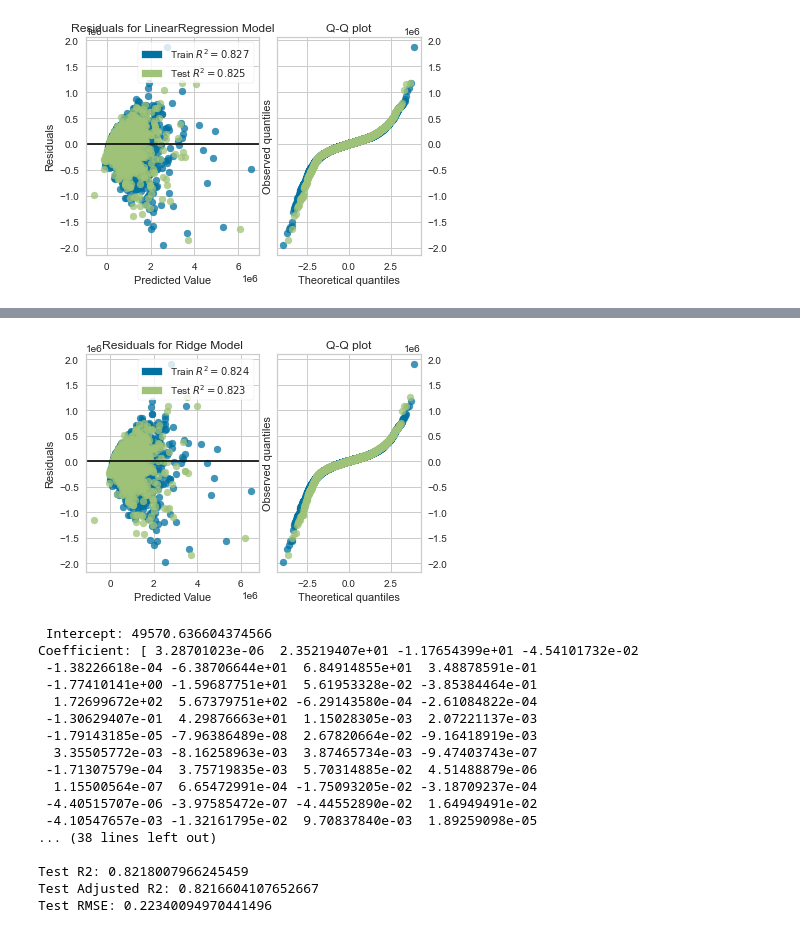
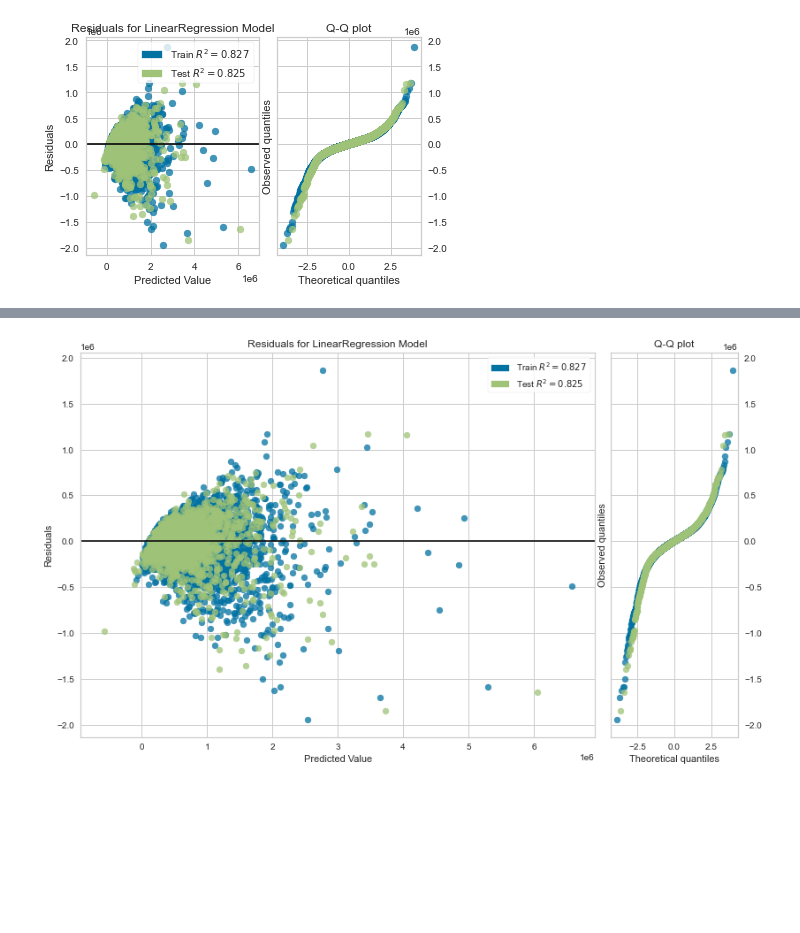
Before and after one commit to luke-lite/Residential-Real-Estate-Analysis, a Jupyter notebook: Residential Real Estate Analysis.ipynb, the cells around one changed output, grey strips where cells are left out. Cells and saved outputs as stored; diff of their text form; code cells hidden in the pictures; blank space fills up the shorter version.

```diff
--- a/Residential Real Estate Analysis.ipynb
+++ b/Residential Real Estate Analysis.ipynb
@@ -79,7 +97,7 @@ There are four features with some null values (`waterfront`, `view`, `yr_built`,
 # %% [markdown]
 I do not need the exact date of each sale, but I do want to know the age of each house at the time of sale, so I will create a `house_age` feature. In addition, since so few houses have been renovated, I will bin the renovation data by creating a boolean feature `renovated` to indicate if the house has been renovated or not.
 # %%
-# create yr_sold and use to calculate house_age
+# create yr_sold and use it to calculate house_age
 house_df['yr_sold'] = house_df['date'].str[-4:].astype('int64')
 house_df['house_age'] = house_df['yr_sold'] - house_df['yr_built']
 
@@ -87,13 +105,12 @@ house_df['house_age'] = house_df['yr_sold'] - house_df['yr_built']
 # so this sets house age to 0 instead of -1
 house_df['house_age'][house_df['house_age'] == -1] = 0
 
-#create renovated category
-conditional = (
-    (house_df['yr_renovated']==0) |
-    (house_df['yr_renovated'].isna())
-    )
+# create renovated feature
+conditional = ((house_df['yr_renovated']==0) |
+               (house_df['yr_renovated'].isna())
+              )
 house_df['renovated'] = np.where(conditional, 0, 1)
-house_df['renovated'].astype('category')
+# house_df['renovated'].astype('category')
 
 house_df['grade'] = house_df['grade'].str.strip(string.ascii_letters+string.whitespace).astype('int64')
 # %% [output]
@@ -573,2 +710,0 @@ cats = ['bedrooms', 'bathrooms', 'floors', 'waterfront', 'view', 'condition', 'g
-# %%
-X_train, X_test = make_ohe_X(X_train, X_test, cats)
@@ -799,4 +793,0 @@ fig = sm.graphics.plot_regress_exog(model, 'sqft_lot', fig=fig)
-# %%
-ridge = Ridge(alpha=1.0)
-ridge.fit(poly_train, y_train)
-ridge.score(poly_train,y_train), ridge.score(poly_test, y_test)
@@ -805,8 +822,9 @@ ridge.score(poly_train,y_train), ridge.score(poly_test, y_test)
 # %%
-visualizer = ResidualsPlot(ridge, hist=False, qqplot=True)
+lr = LinearRegression()
+visualizer = ResidualsPlot(lr, hist=False, qqplot=True, size=(960,576)) # size in pixels
 
 visualizer.fit(poly_train, y_train)
 visualizer.score(poly_test, y_test)
-visualizer.show();
+visualizer.show(outpath="graphs/residuals_qq.png");
 # %% [output]
-[figure, old version]
+[figure, new version]
@@ -823,23 +830,0 @@ poly_test = pd.DataFrame(pf.transform(X_test), columns=pf.get_feature_names(X_te
-# %%
-log_y_train = np.log(y_train)
-log_y_test = np.log(y_test)
-
-eval_model(X, y, poly_train, poly_test, log_y_train, log_y_test)
-# %% [output]
- Intercept: 49570.636604374566
-Coefficient: [ 3.28701023e-06  2.35219407e+01 -1.17654399e+01 -4.54101732e-02
- -1.38226618e-04 -6.38706644e+01  6.84914855e+01  3.48878591e-01
- -1.77410141e+00 -1.59687751e+01  5.61953328e-02 -3.85384464e-01
-  1.72699672e+02  5.67379751e+02 -6.29143580e-04 -2.61084822e-04
- -1.30629407e-01  4.29876663e+01  1.15028305e-03  2.07221137e-03
- -1.79143185e-05 -7.96386489e-08  2.67820664e-02 -9.16418919e-03
-  3.35505772e-03 -8.16258963e-03  3.87465734e-03 -9.47403743e-07
- -1.71307579e-04  3.75719835e-03  5.70314885e-02  4.51488879e-06
-  1.15500564e-07  6.65472991e-04 -1.75093205e-02 -3.18709237e-04
- -4.40515707e-06 -3.97585472e-07 -4.44552890e-02  1.64949491e-02
- -4.10547657e-03 -1.32161795e-02  9.70837840e-03  1.89259098e-05
-... (38 lines left out)
-
-Test R2: 0.8218007966245459
-Test Adjusted R2: 0.8216604107652667
-Test RMSE: 0.22340094970441496
```
Also changed, not shown: parts of 118 cells of this notebook.
